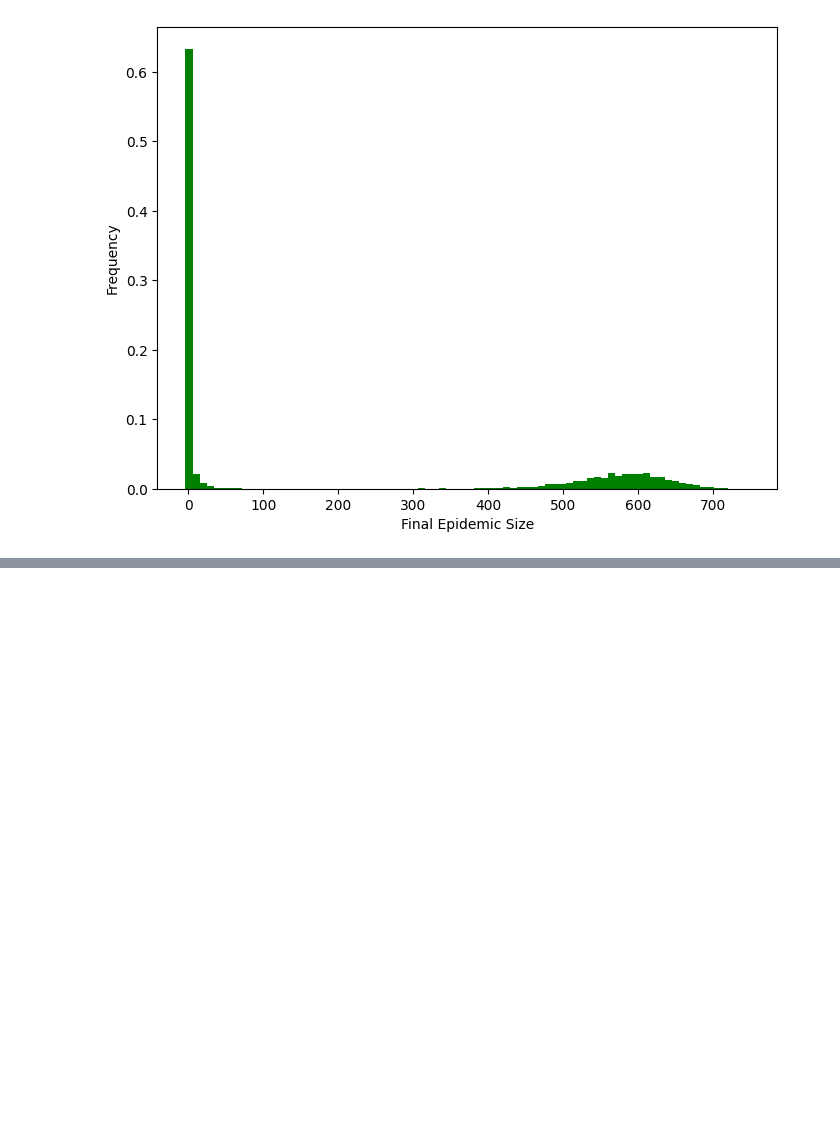
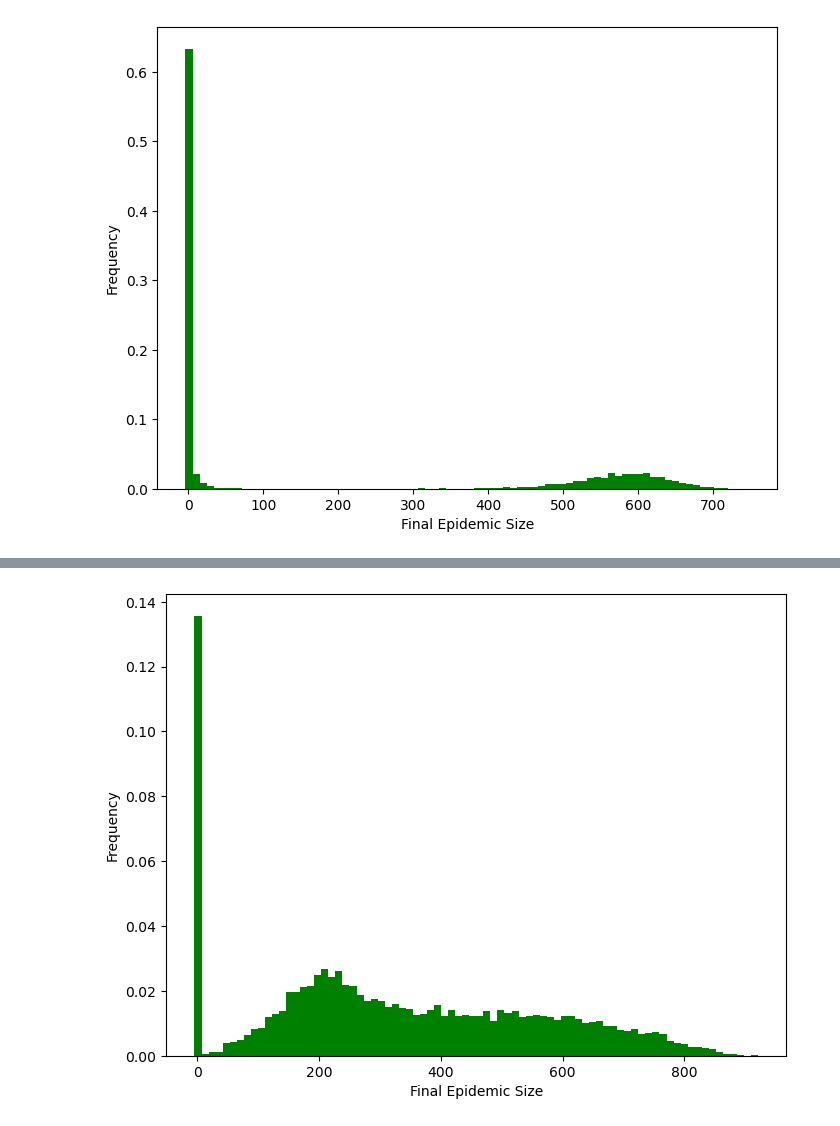
Before and after one commit to skomuro/Spreading_processes_on_networks, a Jupyter notebook: notebooks/SIR on network .ipynb, the cells around one changed output, grey strips where cells are left out. Drawn from its saved outputs; the diff is of its cells as text; code cells hidden in the pictures; blank space fills up the shorter version.

```diff
--- a/notebooks/SIR on network .ipynb
+++ b/notebooks/SIR on network .ipynb
@@ -231,0 +286,12 @@ def one_simulation():
+# %%
+r_hist, r_edges = np.histogram(r_inf, density = True, bins = 80)
+w_r = r_edges[1] - r_edges[0]
+r_hist = r_hist * w_r
+plt.figure(figsize=(8, 6))
+plt.plot(facecolor = "white")
+plt.bar(r_edges[:-1], r_hist, w_r, color = "green")
+plt.xlabel("Final Epidemic Size")
+plt.ylabel("Frequency")
+plt.savefig("../figures/SIR/stochastic_with_network/lattice/final_R_distribution")
+# %% [output]
+[figure, added]
```
Also changed, not shown: parts of 53 cells of this notebook, 35 other files.
